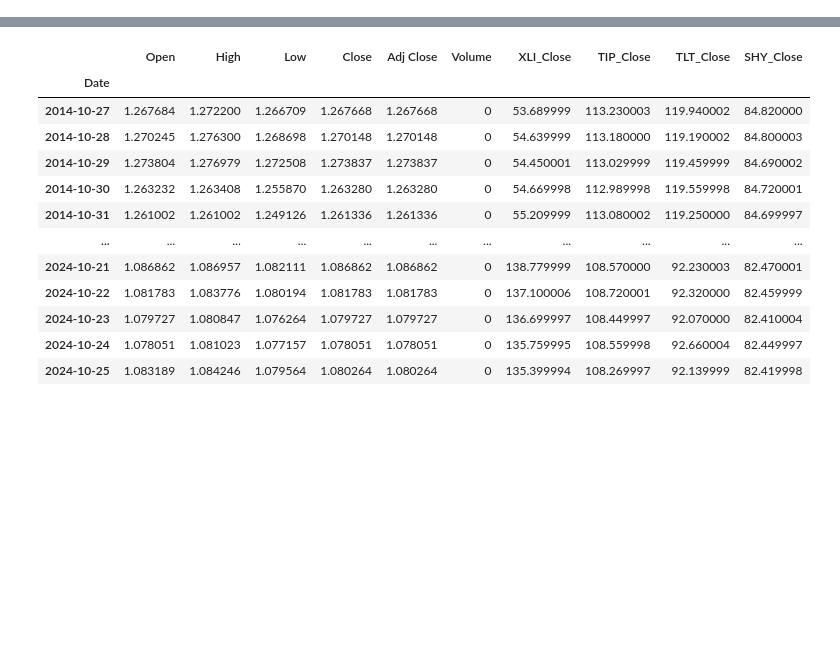
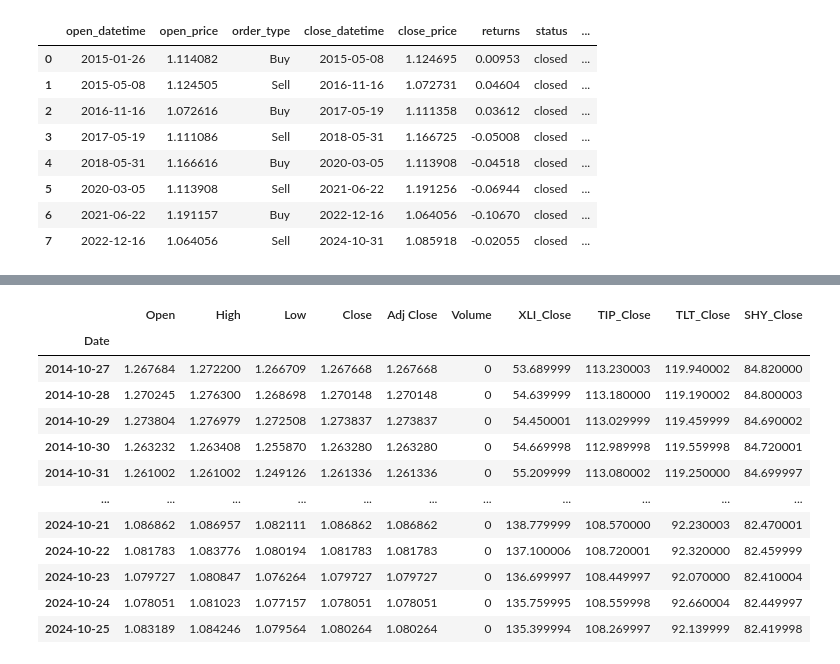
Before and after one commit to raimiazeez26/WQU_Capstone, a Jupyter notebook: Data Collection and Signal Generation.ipynb, the cells around one changed output, grey strips where cells are left out. Drawn from its saved outputs; the diff is of its cells as text; code cells hidden in the pictures; blank space fills up the shorter version.

```diff
--- a/Data Collection and Signal Generation.ipynb
+++ b/Data Collection and Signal Generation.ipynb
@@ -214,0 +469,14 @@ eurusd_daily, macro_data = collect_data()
+# %%
+# Run the strategy using EUR/USD data
+strategy = Strategy(data_filters, 'Signal_1')
+result = strategy.run()
+# %% [output]
+|  | open_datetime | open_price | order_type | close_datetime | close_price | returns | status | ... |
+| 0 | 2015-01-26 | 1.114082 | Buy | 2015-05-08 | 1.124695 | 0.00953 | closed | ... |
+| 1 | 2015-05-08 | 1.124505 | Sell | 2016-11-16 | 1.072731 | 0.04604 | closed | ... |
+| 2 | 2016-11-16 | 1.072616 | Buy | 2017-05-19 | 1.111358 | 0.03612 | closed | ... |
+| 3 | 2017-05-19 | 1.111086 | Sell | 2018-05-31 | 1.166725 | -0.05008 | closed | ... |
+| 4 | 2018-05-31 | 1.166616 | Buy | 2020-03-05 | 1.113908 | -0.04518 | closed | ... |
+| 5 | 2020-03-05 | 1.113908 | Sell | 2021-06-22 | 1.191256 | -0.06944 | closed | ... |
+| 6 | 2021-06-22 | 1.191157 | Buy | 2022-12-16 | 1.064056 | -0.10670 | closed | ... |
+| 7 | 2022-12-16 | 1.064056 | Sell | 2024-10-31 | 1.085918 | -0.02055 | closed | ... |
```
Also changed, not shown: parts of 10 cells of this notebook, 5 other files.
